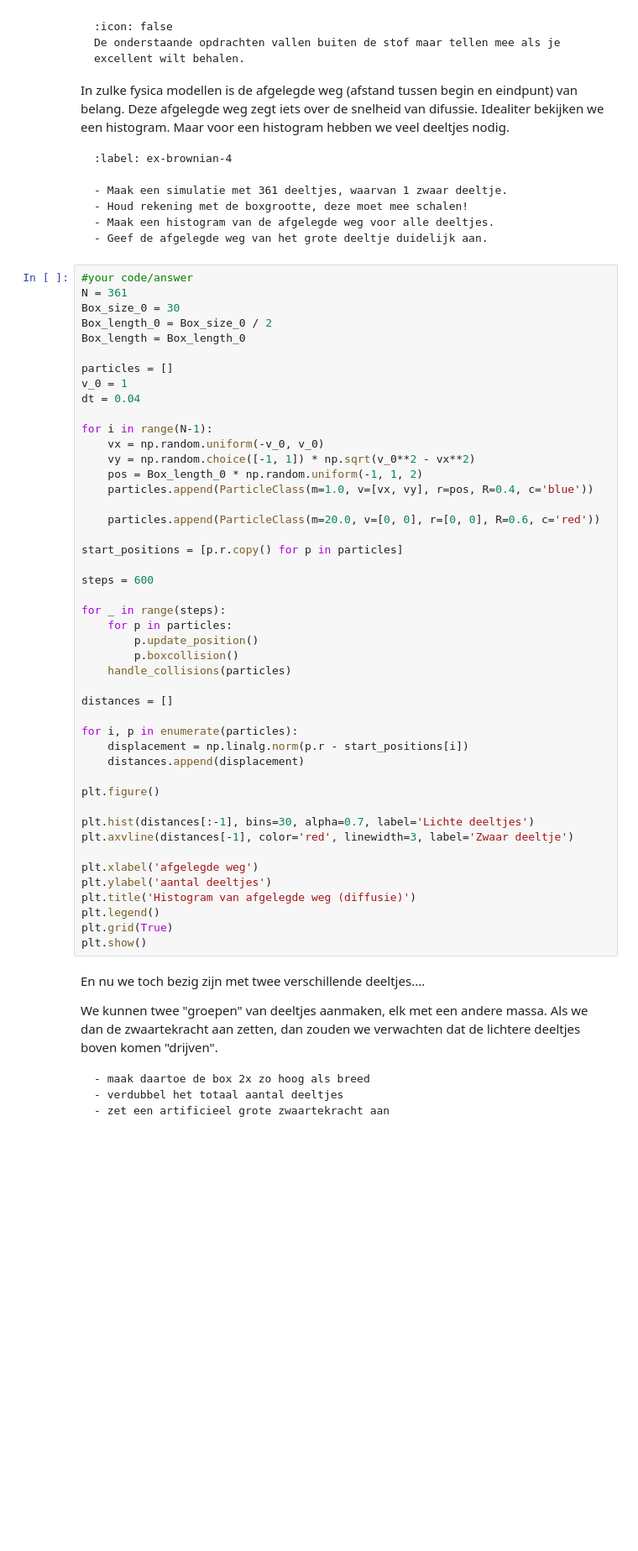
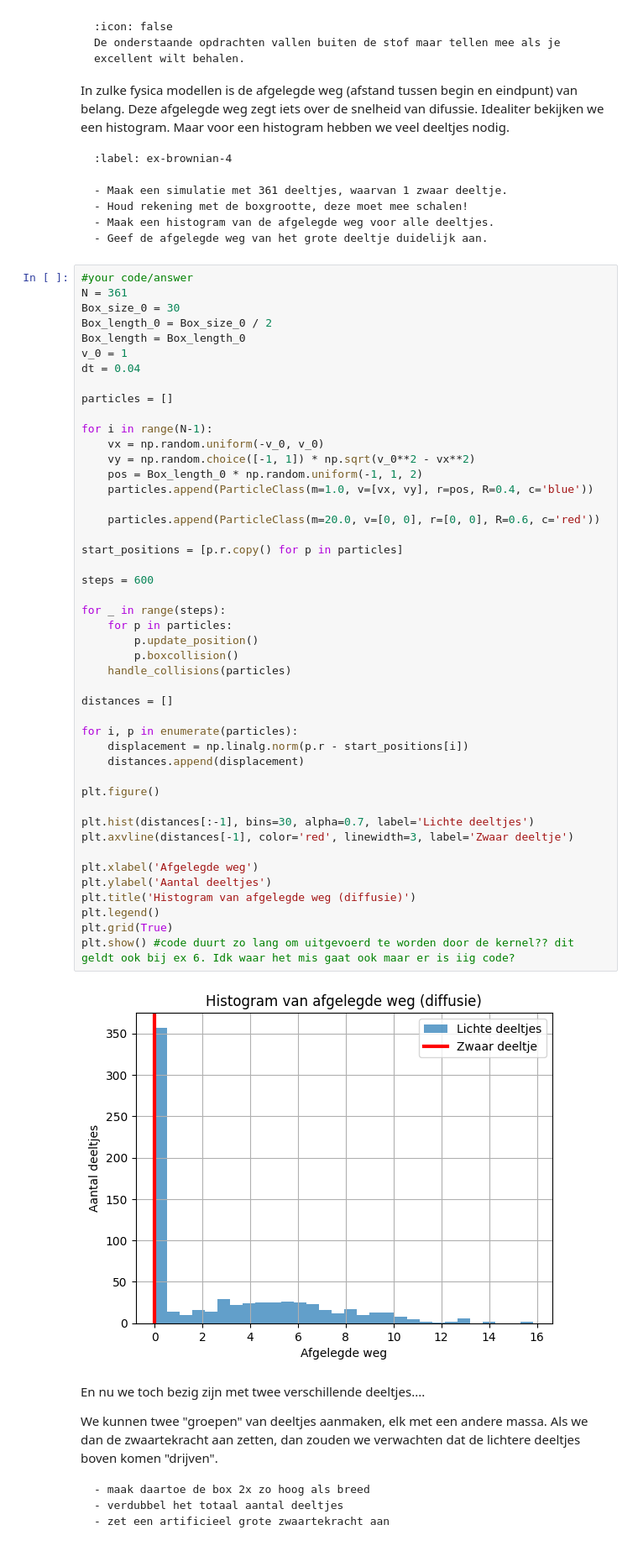
Before and after one commit to rstaasTUD/Silje_en_Raoul, a Jupyter notebook: Content/PySim/4_brownianmotion.ipynb, the cells around one changed output. Shown at 84% size. Drawn from its saved outputs; the diff is of its cells as text; blank space fills up the shorter version.

```diff
--- a/Content/PySim/4_brownianmotion.ipynb
+++ b/Content/PySim/4_brownianmotion.ipynb
@@ -279,46 +279,48 @@ N = 361
 Box_size_0 = 30
 Box_length_0 = Box_size_0 / 2
 Box_length = Box_length_0
+v_0 = 1
+dt = 0.04
 
 particles = []
-v_0 = 1
-dt = 0.04
 
 for i in range(N-1):
     vx = np.random.uniform(-v_0, v_0)
     vy = np.random.choice([-1, 1]) * np.sqrt(v_0**2 - vx**2)
     pos = Box_length_0 * np.random.uniform(-1, 1, 2)
     particles.append(ParticleClass(m=1.0, v=[vx, vy], r=pos, R=0.4, c='blue'))
 
     particles.append(ParticleClass(m=20.0, v=[0, 0], r=[0, 0], R=0.6, c='red'))
 
 start_positions = [p.r.copy() for p in particles]
 
 steps = 600
 
 for _ in range(steps):
     for p in particles:
         p.update_position()
         p.boxcollision()
     handle_collisions(particles)
 
 distances = []
 
 for i, p in enumerate(particles):
     displacement = np.linalg.norm(p.r - start_positions[i])
     distances.append(displacement)
 
 plt.figure()
 
 plt.hist(distances[:-1], bins=30, alpha=0.7, label='Lichte deeltjes')
 plt.axvline(distances[-1], color='red', linewidth=3, label='Zwaar deeltje')
 
-plt.xlabel('afgelegde weg')
-plt.ylabel('aantal deeltjes')
+plt.xlabel('Afgelegde weg')
+plt.ylabel('Aantal deeltjes')
 plt.title('Histogram van afgelegde weg (diffusie)')
 plt.legend()
 plt.grid(True)
-plt.show()
+plt.show() #code duurt zo lang om uitgevoerd te worden door de kernel?? dit geldt ook bij ex 6. Idk waar het mis gaat ook maar er is iig code?
+# %% [output]
+[figure, added]
 # %% [markdown]
 En nu we toch bezig zijn met twee verschillende deeltjes....
 
```
Also changed, not shown: parts of 4 cells of this notebook.
